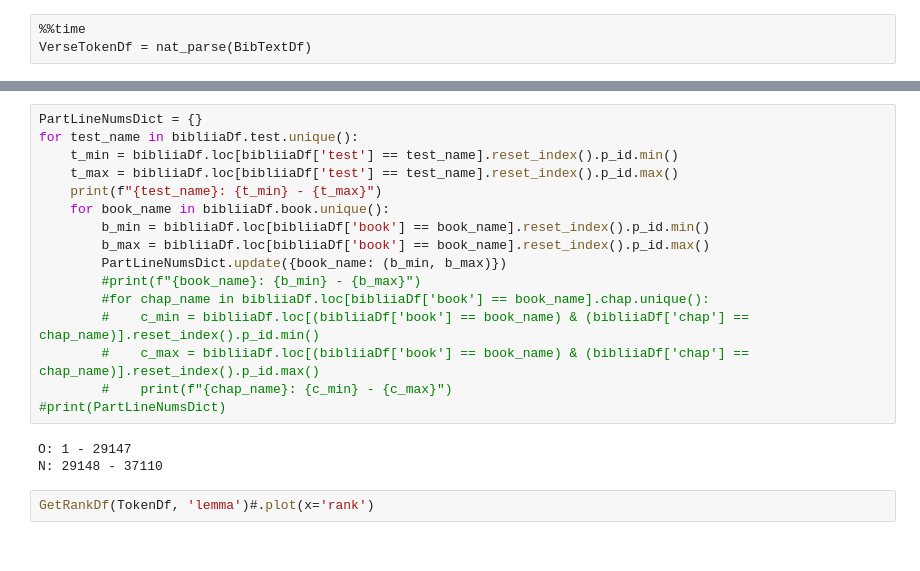
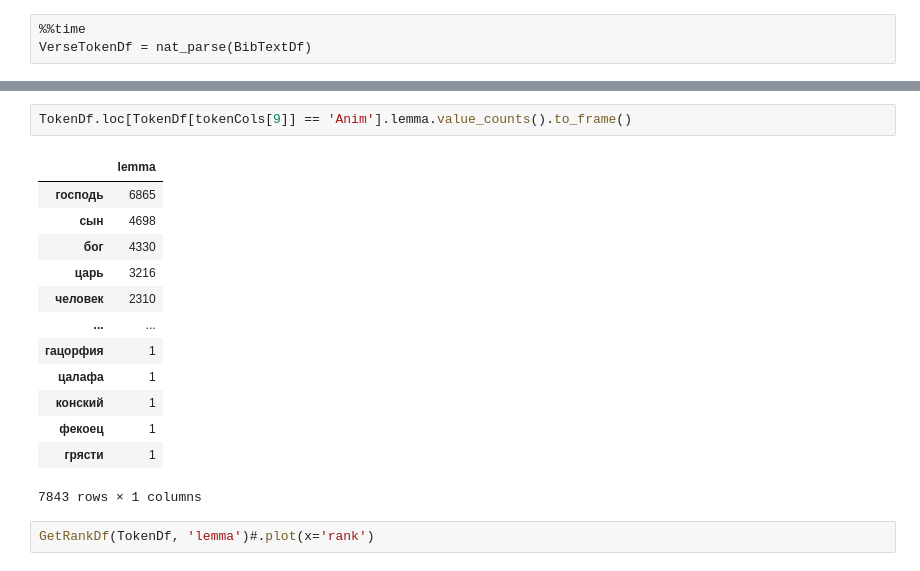
Before and after one commit to kollektivminds/russian-literary-bible, a Jupyter notebook: bible_processing.ipynb, the cells around one changed output, grey strips where cells are left out. Saved outputs shown, nothing was run; the diff lists cells and outputs as text.

```diff
--- a/bible_processing.ipynb
+++ b/bible_processing.ipynb
@@ -330,22 +278,19 @@ p_idDict
-# %%
-PartLineNumsDict = {}
-for test_name in bibliiaDf.test.unique():
-    t_min = bibliiaDf.loc[bibliiaDf['test'] == test_name].reset_index().p_id.min()
-    t_max = bibliiaDf.loc[bibliiaDf['test'] == test_name].reset_index().p_id.max()
-    print(f"{test_name}: {t_min} - {t_max}")
-    for book_name in bibliiaDf.book.unique():
-        b_min = bibliiaDf.loc[bibliiaDf['book'] == book_name].reset_index().p_id.min()
-        b_max = bibliiaDf.loc[bibliiaDf['book'] == book_name].reset_index().p_id.max()
-        PartLineNumsDict.update({book_name: (b_min, b_max)})
-        #print(f"{book_name}: {b_min} - {b_max}")
-        #for chap_name in bibliiaDf.loc[bibliiaDf['book'] == book_name].chap.unique():
-        #    c_min = bibliiaDf.loc[(bibliiaDf['book'] == book_name) & (bibliiaDf['chap'] == chap_name)].reset_index().p_id.min()
-        #    c_max = bibliiaDf.loc[(bibliiaDf['book'] == book_name) & (bibliiaDf['chap'] == chap_name)].reset_index().p_id.max()
-        #    print(f"{chap_name}: {c_min} - {c_max}")
-#print(PartLineNumsDict)
-# %% [output]
-O: 1 - 29147
-N: 29148 - 37110
+# %%
+TokenDf.loc[TokenDf[tokenCols[9]] == 'Anim'].lemma.value_counts().to_frame()
+# %% [output]
+|  | lemma |
+| господь | 6865 |
+| сын | 4698 |
+| бог | 4330 |
+| царь | 3216 |
+| человек | 2310 |
+| ... | ... |
+| гацорфия | 1 |
+| цалафа | 1 |
+| конский | 1 |
+| фекоец | 1 |
+| грясти | 1 |
+7843 rows × 1 columns
 # %%
 GetRankDf(TokenDf, 'lemma')#.plot(x='rank')
 # %% [output]
```
Also changed, not shown: parts of 23 cells of this notebook.
